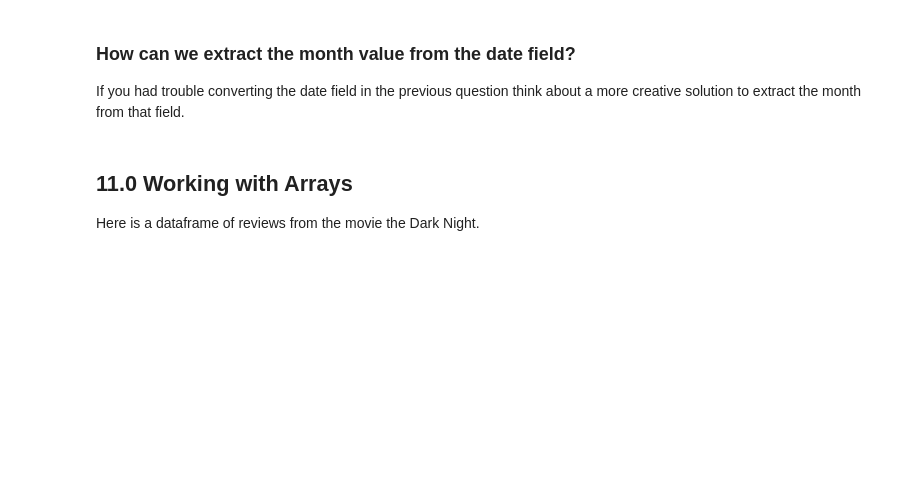
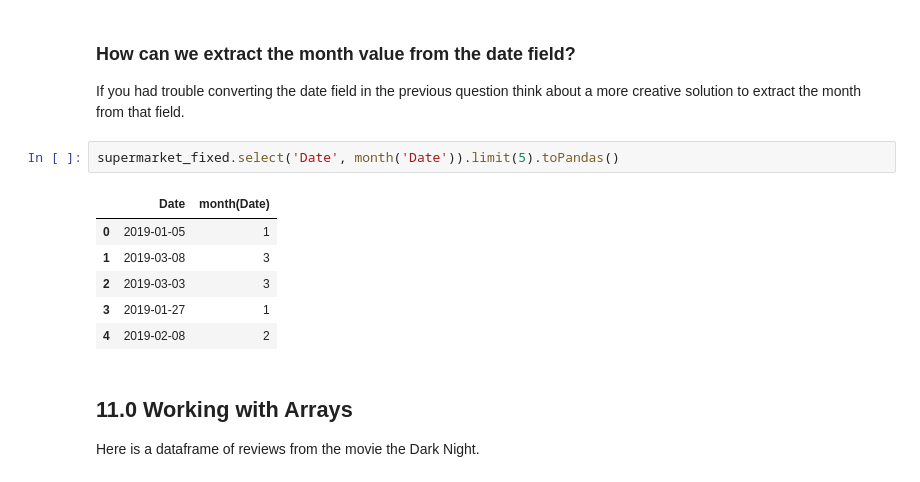
Before and after one commit to gabaghul/pyspark-bigdata-course, a Jupyter notebook: manipulating-dataframe/Manipulating_Data_in_DataFrames_HW.ipynb, the cells around one changed output. Saved outputs shown, nothing was run; the diff lists cells and outputs as text; blank space fills up the shorter version.

```diff
--- a/manipulating-dataframe/Manipulating_Data_in_DataFrames_HW.ipynb
+++ b/manipulating-dataframe/Manipulating_Data_in_DataFrames_HW.ipynb
@@ -372,6 +427,15 @@ Looks like we need to convert the date field into a date type. Let's go ahead an
 ### How can we extract the month value from the date field?
 
 If you had trouble converting the date field in the previous question think about a more creative solution to extract the month from that field.
+# %%
+supermarket_fixed.select('Date', month('Date')).limit(5).toPandas()
+# %% [output]
+|  | Date | month(Date) |
+| 0 | 2019-01-05 | 1 |
+| 1 | 2019-03-08 | 3 |
+| 2 | 2019-03-03 | 3 |
+| 3 | 2019-01-27 | 1 |
+| 4 | 2019-02-08 | 2 |
 # %% [markdown]
 ## 11.0 Working with Arrays
 
```
Also changed, not shown: parts of 12 cells of this notebook.
